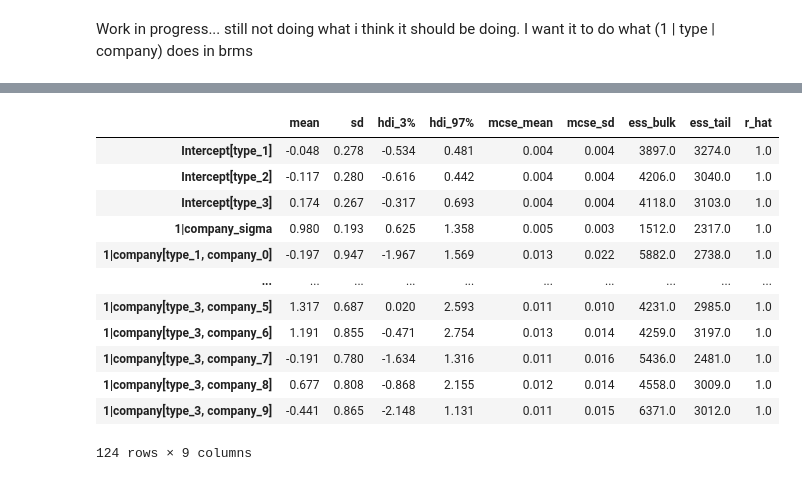
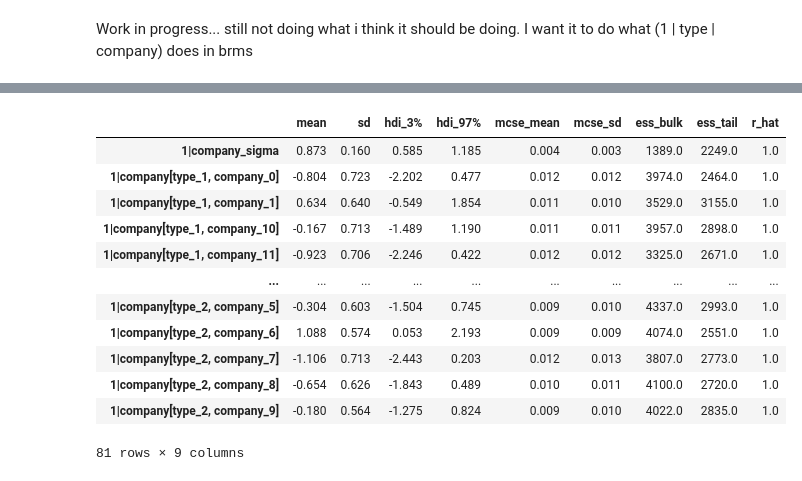
Before and after one commit to DrEntropy/multinom, a Jupyter notebook: random_effects_mn.ipynb, the cells around one changed output, grey strips where cells are left out. Cells and saved outputs as stored; diff of their text form; code cells hidden in the pictures.

```diff
--- a/random_effects_mn.ipynb
+++ b/random_effects_mn.ipynb
@@ -8,16 +8,15 @@ np.random.seed(42)
 
 # Settings
 num_companies = 40
-num_categories = 4  # categories: 0 (pivot), 1, 2, 3
+num_categories = 3  # categories: 0 (pivot), 1, 2 minimal non-trivial
 
 
 # 1. Generate random effects for each company (for categories 1-3, pivot is category 0)
 mean_effect = np.zeros(num_categories - 1)
 # Define covariance matrix with correlations between categories
 cov_effect = np.array([
-    [1.0, 0.5, 0.3],
-    [0.5, 1.0, 0.4],
-    [0.3, 0.4, 1.0]
+    [1.0, 0.5],
+    [0.5, 2.0]
 ])
 
 company_effects = multivariate_normal.rvs(mean=mean_effect, cov=cov_effect, size=num_companies)
@@ -32,7 +31,7 @@ company_effects_df['company'] = company_ids
 # 2. Generate observations per company
 data = []
 for idx, company in enumerate(company_ids):
-    n_obs = np.random.randint(1, 11)  # Between 1 and 10 observations per company
+    n_obs = np.random.randint(7, 11)  # Between 1 and 10 observations per company
 
 
     logits = company_effects[idx]
@@ -44,7 +43,9 @@ for idx, company in enumerate(company_ids):
         # Append observation
         data.append({
             'company': company,
-            'type': f'type_{observed_type}'
+            'company_id' : idx,
+            'type': f'type_{observed_type}',
+            'type_id': observed_type,
         })
 
 # Convert to DataFrame
@@ -69,7 +70,7 @@ Work in progress... still not doing what i think it should be doing. I want it t
 # %%
 import bambi as bmb
 
-model = bmb.Model('type ~   (1| company)', data=simulated_df, family='categorical')
+model = bmb.Model('type ~  0+ (1| company)', data=simulated_df, family='categorical')
 results = model.fit()
 # %% [output]
 Initializing NUTS using jitter+adapt_diag...
@@ -80,18 +81,18 @@ NUTS: [Intercept, 1|company_sigma, 1|company_offset]
 Sampling 4 chains for 1_000 tune and 1_000 draw iterations (4_000 + 4_000 draws total) took 2 seconds.
 # %%
 import arviz as az
-az.summary(results ,var_names = ['~company'])
+az.summary(results)
 # %% [output]
 |  | mean | sd | hdi_3% | hdi_97% | mcse_mean | mcse_sd | ess_bulk | ess_tail | r_hat |
-| Intercept[type_1] | -0.048 | 0.278 | -0.534 | 0.481 | 0.004 | 0.004 | 3897.0 | 3274.0 | 1.0 |
-| Intercept[type_2] | -0.117 | 0.280 | -0.616 | 0.442 | 0.004 | 0.004 | 4206.0 | 3040.0 | 1.0 |
-| Intercept[type_3] | 0.174 | 0.267 | -0.317 | 0.693 | 0.004 | 0.004 | 4118.0 | 3103.0 | 1.0 |
-| 1|company_sigma | 0.980 | 0.193 | 0.625 | 1.358 | 0.005 | 0.003 | 1512.0 | 2317.0 | 1.0 |
-| 1|company[type_1, company_0] | -0.197 | 0.947 | -1.967 | 1.569 | 0.013 | 0.022 | 5882.0 | 2738.0 | 1.0 |
+| 1|company_sigma | 0.873 | 0.160 | 0.585 | 1.185 | 0.004 | 0.003 | 1389.0 | 2249.0 | 1.0 |
+| 1|company[type_1, company_0] | -0.804 | 0.723 | -2.202 | 0.477 | 0.012 | 0.012 | 3974.0 | 2464.0 | 1.0 |
+| 1|company[type_1, company_1] | 0.634 | 0.640 | -0.549 | 1.854 | 0.011 | 0.010 | 3529.0 | 3155.0 | 1.0 |
+| 1|company[type_1, company_10] | -0.167 | 0.713 | -1.489 | 1.190 | 0.011 | 0.011 | 3957.0 | 2898.0 | 1.0 |
+| 1|company[type_1, company_11] | -0.923 | 0.706 | -2.246 | 0.422 | 0.012 | 0.012 | 3325.0 | 2671.0 | 1.0 |
 | ... | ... | ... | ... | ... | ... | ... | ... | ... | ... |
-| 1|company[type_3, company_5] | 1.317 | 0.687 | 0.020 | 2.593 | 0.011 | 0.010 | 4231.0 | 2985.0 | 1.0 |
-| 1|company[type_3, company_6] | 1.191 | 0.855 | -0.471 | 2.754 | 0.013 | 0.014 | 4259.0 | 3197.0 | 1.0 |
-| 1|company[type_3, company_7] | -0.191 | 0.780 | -1.634 | 1.316 | 0.011 | 0.016 | 5436.0 | 2481.0 | 1.0 |
-| 1|company[type_3, company_8] | 0.677 | 0.808 | -0.868 | 2.155 | 0.012 | 0.014 | 4558.0 | 3009.0 | 1.0 |
-| 1|company[type_3, company_9] | -0.441 | 0.865 | -2.148 | 1.131 | 0.011 | 0.015 | 6371.0 | 3012.0 | 1.0 |
+| 1|company[type_2, company_5] | -0.304 | 0.603 | -1.504 | 0.745 | 0.009 | 0.010 | 4337.0 | 2993.0 | 1.0 |
+| 1|company[type_2, company_6] | 1.088 | 0.574 | 0.053 | 2.193 | 0.009 | 0.009 | 4074.0 | 2551.0 | 1.0 |
+| 1|company[type_2, company_7] | -1.106 | 0.713 | -2.443 | 0.203 | 0.012 | 0.013 | 3807.0 | 2773.0 | 1.0 |
+| 1|company[type_2, company_8] | -0.654 | 0.626 | -1.843 | 0.489 | 0.010 | 0.011 | 4100.0 | 2720.0 | 1.0 |
+| 1|company[type_2, company_9] | -0.180 | 0.564 | -1.275 | 0.824 | 0.009 | 0.010 | 4022.0 | 2835.0 | 1.0 |
-124 rows × 9 columns
+81 rows × 9 columns
```
Also changed, not shown: parts of 6 cells of this notebook.
